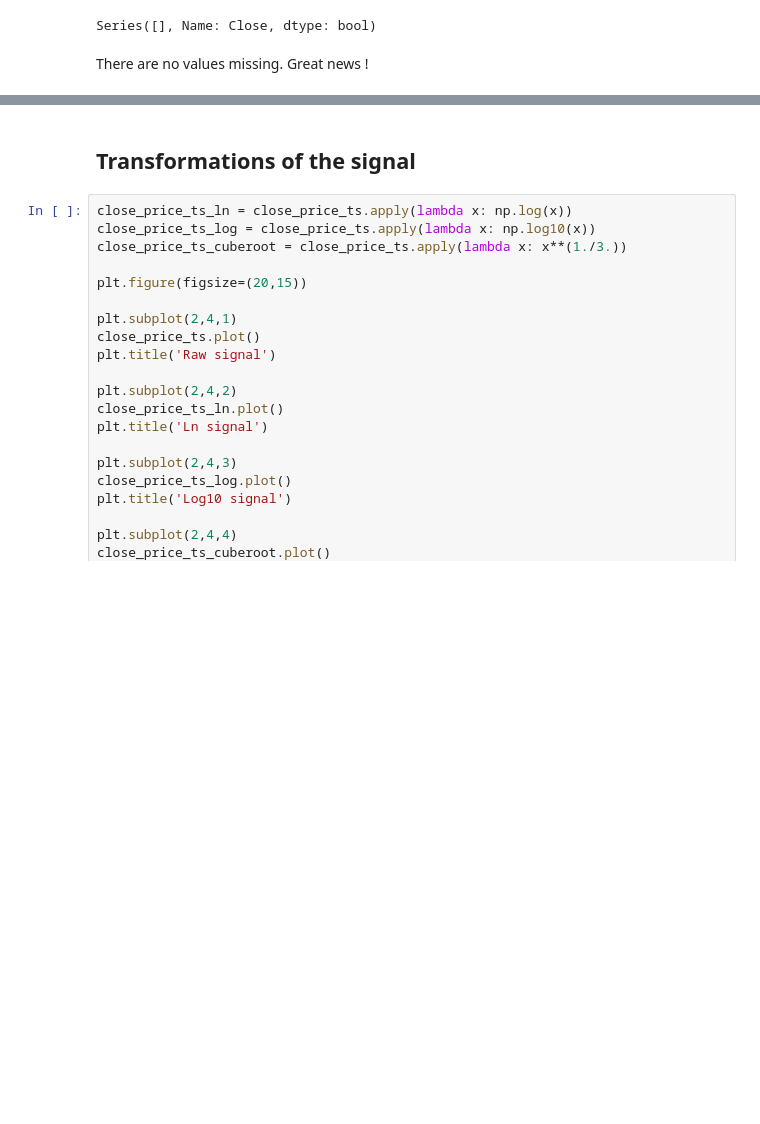
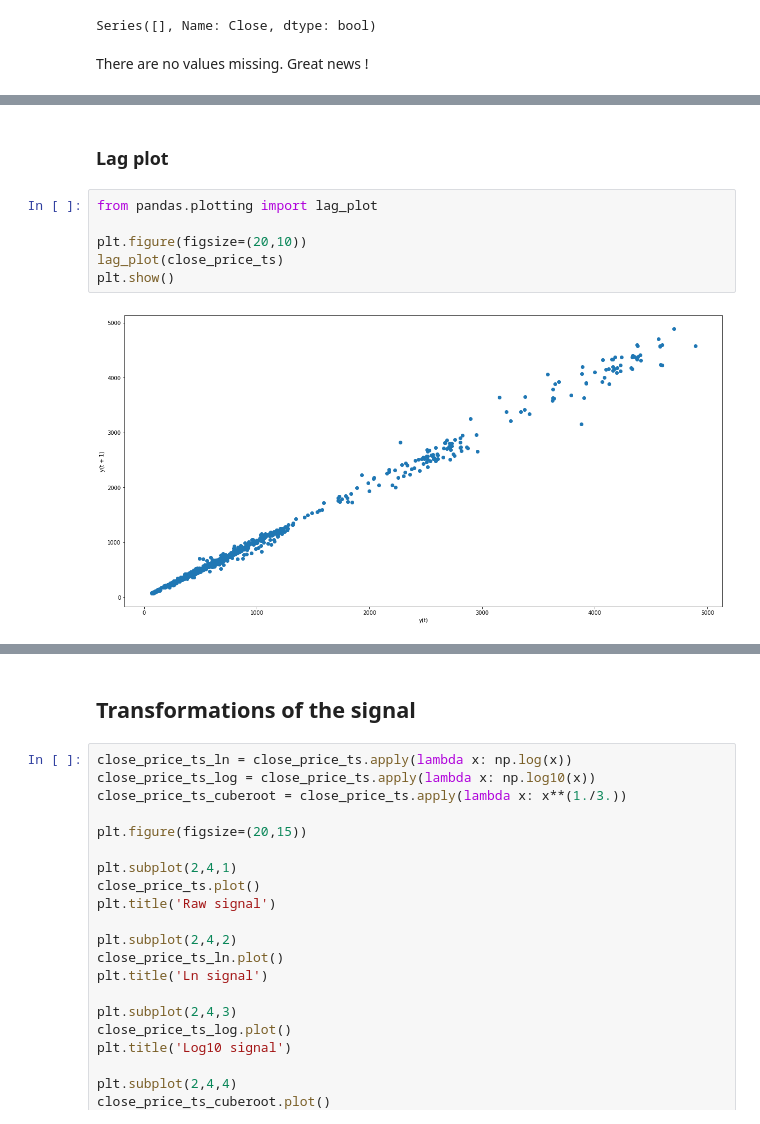
Before and after one commit to augusteby/predicryptocoins, a Jupyter notebook: eda/eda_timeseries_analysis.ipynb, the cells around one changed output, grey strips where cells are left out. Saved outputs shown, nothing was run; the diff lists cells and outputs as text; blank space fills up the shorter version.

```diff
--- a/eda/eda_timeseries_analysis.ipynb
+++ b/eda/eda_timeseries_analysis.ipynb
@@ -52,0 +56,10 @@ There are no values missing. Great news !
+# %% [markdown]
+### Lag plot
+# %%
+from pandas.plotting import lag_plot
+
+plt.figure(figsize=(20,10))
+lag_plot(close_price_ts)
+plt.show()
+# %% [output]
+[figure, added]
```
Also changed, not shown: parts of 48 cells of this notebook.
